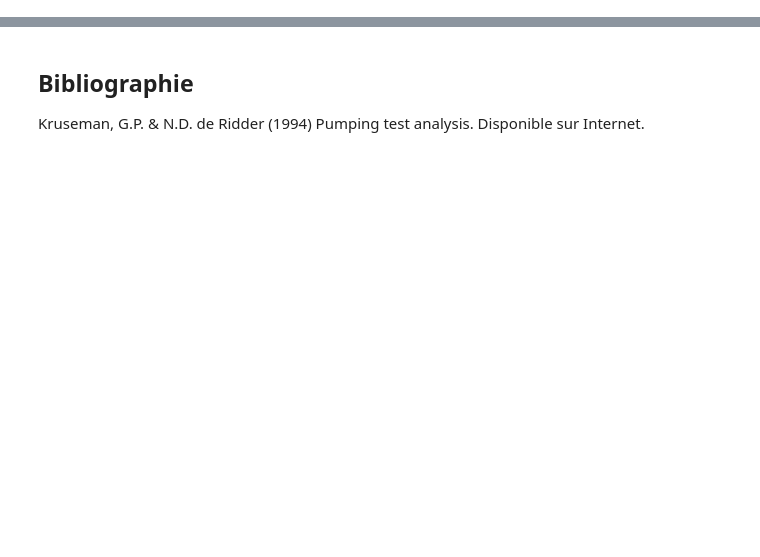
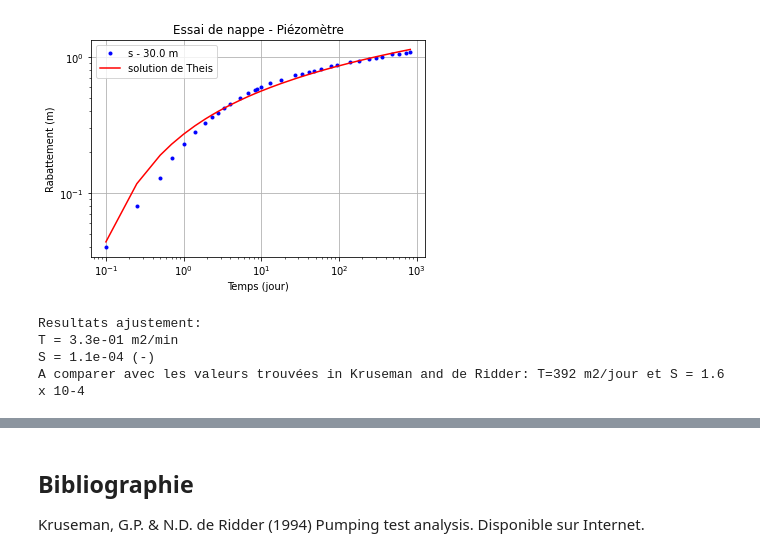
Before and after one commit to larroque852/NB_ENS2_theis_jacob, a Jupyter notebook: ENS2_Nappe_Theis.ipynb, the cells around one changed output, grey strips where cells are left out. Drawn from its saved outputs; the diff is of its cells as text; code cells hidden in the pictures; blank space fills up the shorter version.

```diff
--- a/ENS2_Nappe_Theis.ipynb
+++ b/ENS2_Nappe_Theis.ipynb
@@ -292,0 +365,53 @@ A comparer avec les valeurs trouvées in Kruseman and de Ridder: T=392 m2/d et S
+# %%
+# interpretation au piezometre r = 30m
+import numpy as np
+import scipy.special as sp
+import matplotlib.pyplot as plt
+from scipy.optimize import curve_fit
+
+#lecture fichier local
+data = np.genfromtxt('Korendijk_data.csv',delimiter=',')
+
+#lecture fichier Github pour Colabotary on line
+#data = np.genfromtxt('https://raw.githubusercontent.com/larroque852/NB_ENS2_theis_jacob/main/Korendijk_data.csv',delimiter=',')
+
+#conditions de l'essai
+Q = 788/24/60 # débit (m3/min )
+
+# définition du modèle de Theis
+def theis(t, T, S):
+    sT = Q / (4 * np.pi * T) * sp.exp1(( r ** 2 * S)/(4 * T * t))
+    return sT
+
+r = 30 # distance piézomètre/puits (m)
+I = data[:, 0] == r # creation d'un index
+t30 = data[I,2] # [min]
+s30 = data[I,3]
+
+best_vals, covar= curve_fit(theis, t30, s30)
+
+# parametrage figure
+plt.title('Essai de nappe - Piézomètre')
+plt.xlabel('Temps (jour)')
+plt.ylabel('Rabattement (m)')
+plt.xscale('log')
+plt.yscale('log')
+plt.grid()
+plt.plot(t30, s30, '.', color = 'blue', label='s - {:.1f} m'.format(r)) #
+plt.plot(t30,theis(t30,best_vals[0],best_vals[1]), color ='red',label='solution de Theis' )
+plt.legend()
+plt.show()
+
+T30 = best_vals[0]
+S30 = best_vals[1]
+print('Resultats ajustement:')
+print('T = {:.1e} m2/min'.format(T30))
+print('S = {:.1e} (-)'.format(S30))
+
+print('A comparer avec les valeurs trouvées in Kruseman and de Ridder: T=392 m2/jour et S = 1.6 x 10-4')
+# %% [output]
+[figure, added]
+Resultats ajustement:
+T = 3.3e-01 m2/min
+S = 1.1e-04 (-)
+A comparer avec les valeurs trouvées in Kruseman and de Ridder: T=392 m2/jour et S = 1.6 x 10-4
```
Also changed, not shown: parts of 21 cells of this notebook.
